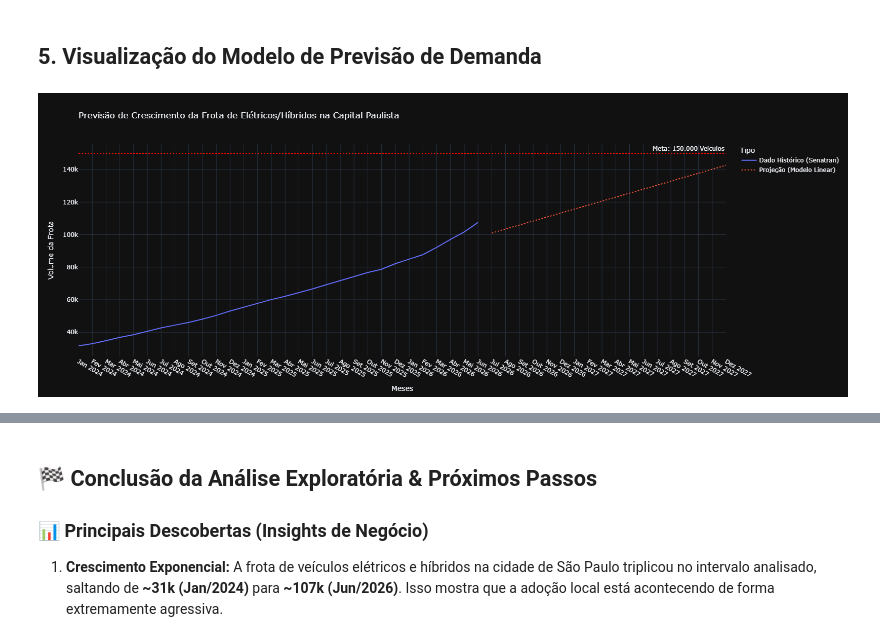
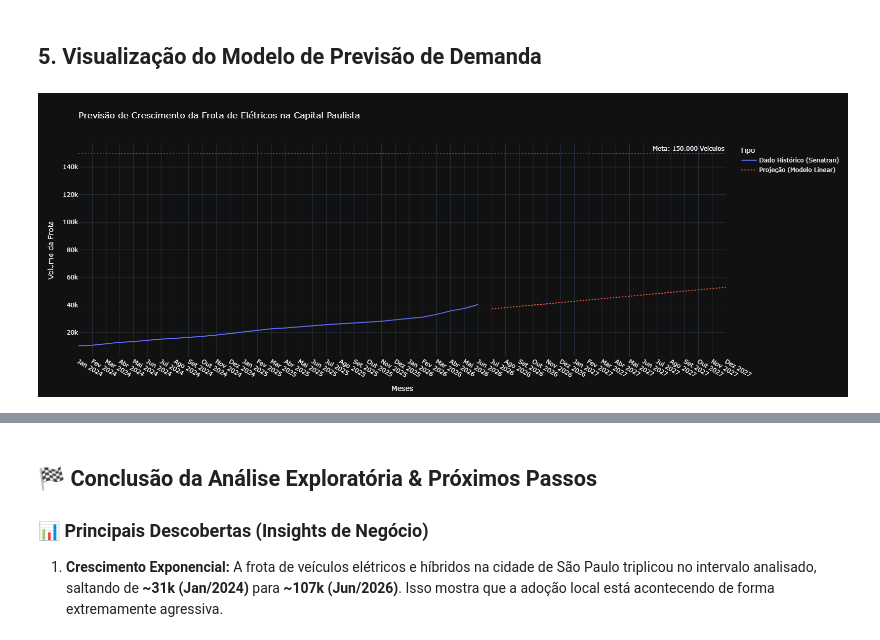
Before and after one commit to felipeftav/carros_eletricos, a Jupyter notebook: notebooks/01_eda.ipynb, the cells around one changed output, grey strips where cells are left out. Drawn from its saved outputs; the diff is of its cells as text; code cells hidden in the pictures.

```diff
--- a/notebooks/01_eda.ipynb
+++ b/notebooks/01_eda.ipynb
@@ -117,0 +170,29 @@ Tabela de Evolução da Frota de Elétricos/Híbridos com Métricas de Aceleraç
+# %%
+# 1. Criando a coluna de Data combinando Ano e Mês
+# O zfill(2) garante que o mês fique com dois dígitos (ex: 2024-01 em vez de 2024-1)
+evolucao_geral_eletrico['Data'] = (
+    evolucao_geral_eletrico['Ano_Ref'].astype(str) + '-' +
+    evolucao_geral_eletrico['Mes_Ref'].astype(str).str.zfill(2)
+)
+
+# 2. Filtrando os valores nulos (Missing values de 2024) para o gráfico não quebrar
+# Substitua pelo nome real do seu dataframe se não for 'evolucao_geral'
+df_plot = evolucao_geral_eletrico.dropna(subset=['Crescimento_YoY_%'])
+
+# 3. Plotando o gráfico esticado horizontalmente
+df_plot.plot(
+    x='Data',
+    y='Crescimento_YoY_%',
+    figsize=(15, 5),  # Bem esticado horizontalmente
+    marker='o',       # Adiciona pontinhos em cada mês
+    grid=True         # Adiciona linhas de grade para facilitar a leitura
+)
+
+# 4. Ajustes visuais para os meses não se sobreporem no eixo X
+plt.title('Evolução do Crescimento YoY % por Mês/Ano')
+plt.xlabel('Período (Ano-Mês)')
+plt.ylabel('Crescimento (%)')
+plt.xticks(rotation=45) # Rotaciona os textos do eixo X em 45 graus
+plt.tight_layout()      # Garante que nenhum texto seja cortado nas bordas
+
+plt.show()
@@ -147,17 +518,17 @@ fig_comb.show()
 ## 4. Modelo Preditivo (Forecasting até Dezembro de 2027)
 # %%
 # Preparando os dados para a regressão (Tempo vira um índice numérico incremental 1, 2, 3...)
-evolucao_geral["Timeline_Index"] = range(1, len(evolucao_geral) + 1)
+evolucao_geral_eletrico["Timeline_Index"] = range(1, len(evolucao_geral_eletrico) + 1)
 
-X = evolucao_geral[["Timeline_Index"]].values
-y = evolucao_geral["Qtd. Veículos"].values
+X = evolucao_geral_eletrico[["Timeline_Index"]].values
+y = evolucao_geral_eletrico["Qtd. Veículos"].values
 
 # Treinando o modelo
 modelo = LinearRegression()
 modelo.fit(X, y)
 
 # Projetando os próximos meses até Dezembro de 2027
-ultimo_index = evolucao_geral["Timeline_Index"].max()
+ultimo_index = evolucao_geral_eletrico["Timeline_Index"].max()
 # Assumindo que o último dado coletado foi Junho de 2026 (Index 30), criamos mais 18 meses
 meses_projeção = 18
 futuro_index = np.arange(ultimo_index + 1, ultimo_index + 1 + meses_projeção).reshape(-1, 1)
@@ -176,9 +547,9 @@ df_projeção = pd.DataFrame({
 })
 
 df_real = pd.DataFrame({
-    "Data": evolucao_geral["Mes_Nome"].str[:3] + " " + evolucao_geral["Ano_Ref"].astype(str),
+    "Data": evolucao_geral_eletrico["Mes_Nome"].str[:3] + " " + evolucao_geral_eletrico["Ano_Ref"].astype(str),
     "Qtd. Veículos": y,
     "Tipo": "Dado Histórico (Senatran)"
 })
 
-df_fused = pd.concat([df_real, df_projeção], ignore_index=True)
+df_fused_eletrico = pd.concat([df_real, df_projeção], ignore_index=True)
@@ -186,20 +631,20 @@ df_fused = pd.concat([df_real, df_projeção], ignore_index=True)
 ## 5. Visualização do Modelo de Previsão de Demanda
 # %%
 fig_pred = px.line(
-    df_fused,
+    df_fused_eletrico,
     x="Data",
     y="Qtd. Veículos",
     color="Tipo",
-    title="Previsão de Crescimento da Frota de Elétricos/Híbridos na Capital Paulista",
+    title="Previsão de Crescimento da Frota de Elétricos na Capital Paulista",
     labels={"Qtd. Veículos": "Volume da Frota", "Data": "Meses"},
     line_dash="Tipo",
     template="plotly_dark",
     width=1600,  # <-- ADICIONE ESTA LINHA
     height=600   # <-- ADICIONE ESTA LINHA
 )
 
 # Destacando o marco onde a frota ultrapassará 150 mil veículos
 fig_pred.add_hline(y=150000, line_dash="dot", line_color="red", annotation_text="Meta: 150.000 Veículos")
 fig_pred.show()
 # %% [output]
-[figure, old version]
+[figure, new version]
```
Also changed, not shown: parts of 23 cells of this notebook, 2 other files.
